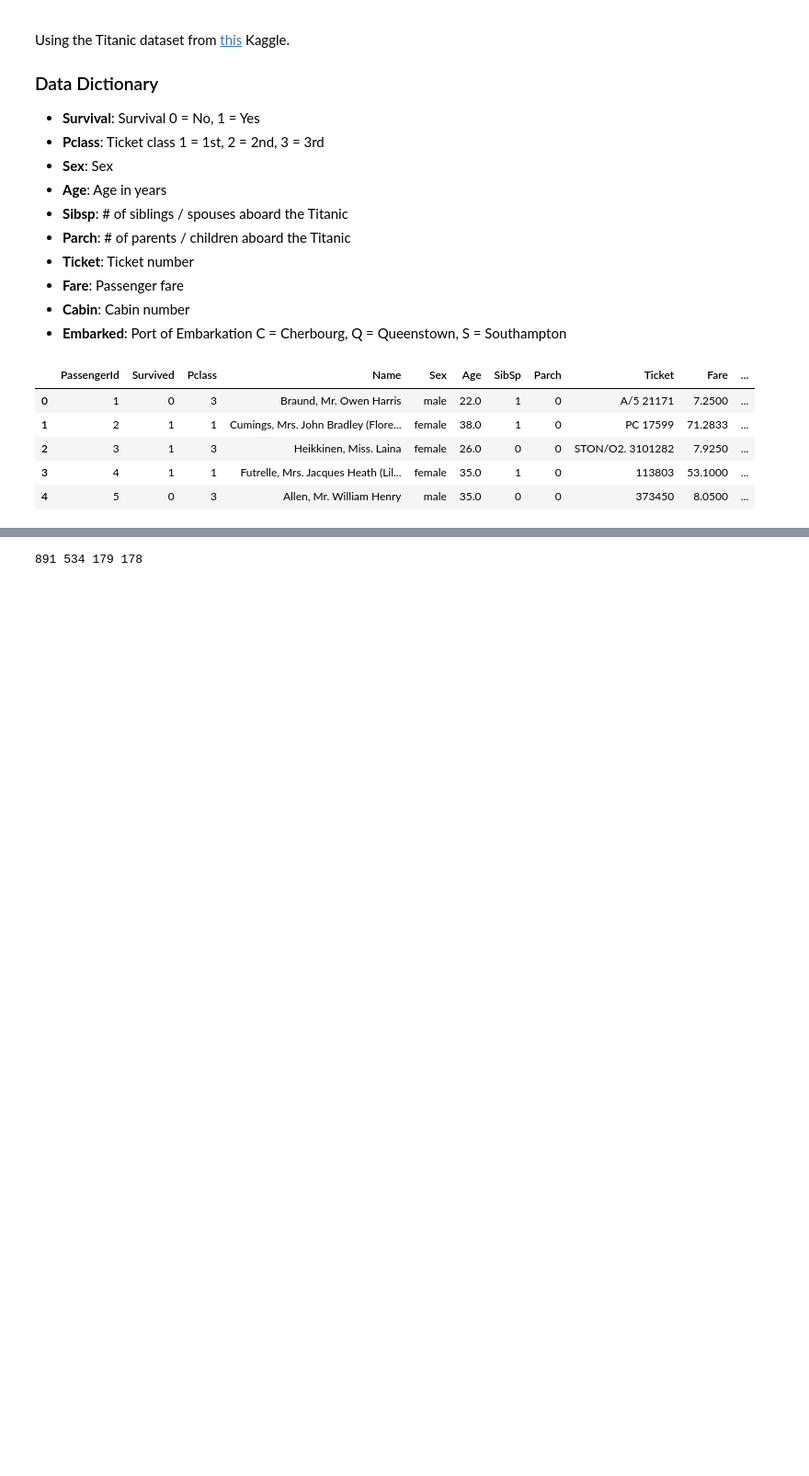
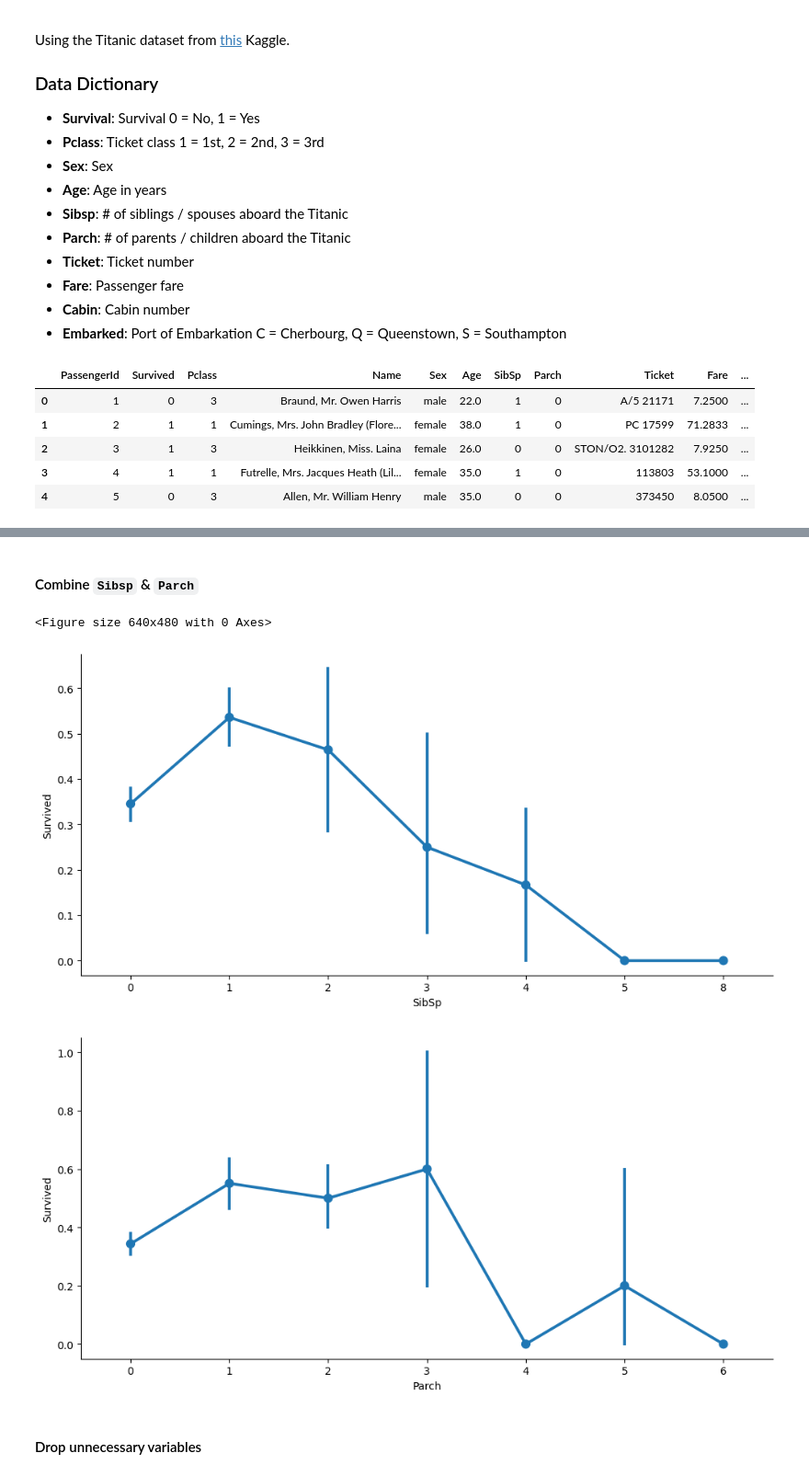
Before and after one commit to ZobaerIslam/ML_random_forest, a Jupyter notebook: randomForest_titanic.ipynb, the cells around one changed output, grey strips where cells are left out. Shown: that part at 92% size. Saved outputs shown, nothing was run; the diff lists cells and outputs as text; code cells hidden in the pictures; blank space fills up the shorter version.

```diff
--- a/randomForest_titanic.ipynb
+++ b/randomForest_titanic.ipynb
@@ -71,4 +59,12 @@ X_test, X_val, y_test, y_val = train_test_split(X_test, y_test, test_size=0.5, r
 # %%
-print(len(labels), len(y_train), len(y_val), len(y_test))
+titanic['Age'].fillna(titanic['Age'].mean(), inplace=True)
-# %% [output]
-891 534 179 178
+# %% [markdown]
+#### Combine `Sibsp` & `Parch`
+# %%
+for i, col in enumerate(['SibSp', 'Parch']):
+    plt.figure(i)
+    sns.catplot(x=col, y='Survived', data=titanic, kind='point', aspect=2)
+# %% [output]
+<Figure size 640x480 with 0 Axes>
+[figure, added]
+[figure, added]
@@ -74,0 +73,2 @@ print(len(labels), len(y_train), len(y_val), len(y_test))
+# %% [markdown]
+#### Drop unnecessary variables
```
Also changed, not shown: parts of 12 cells of this notebook, 1 other file.
